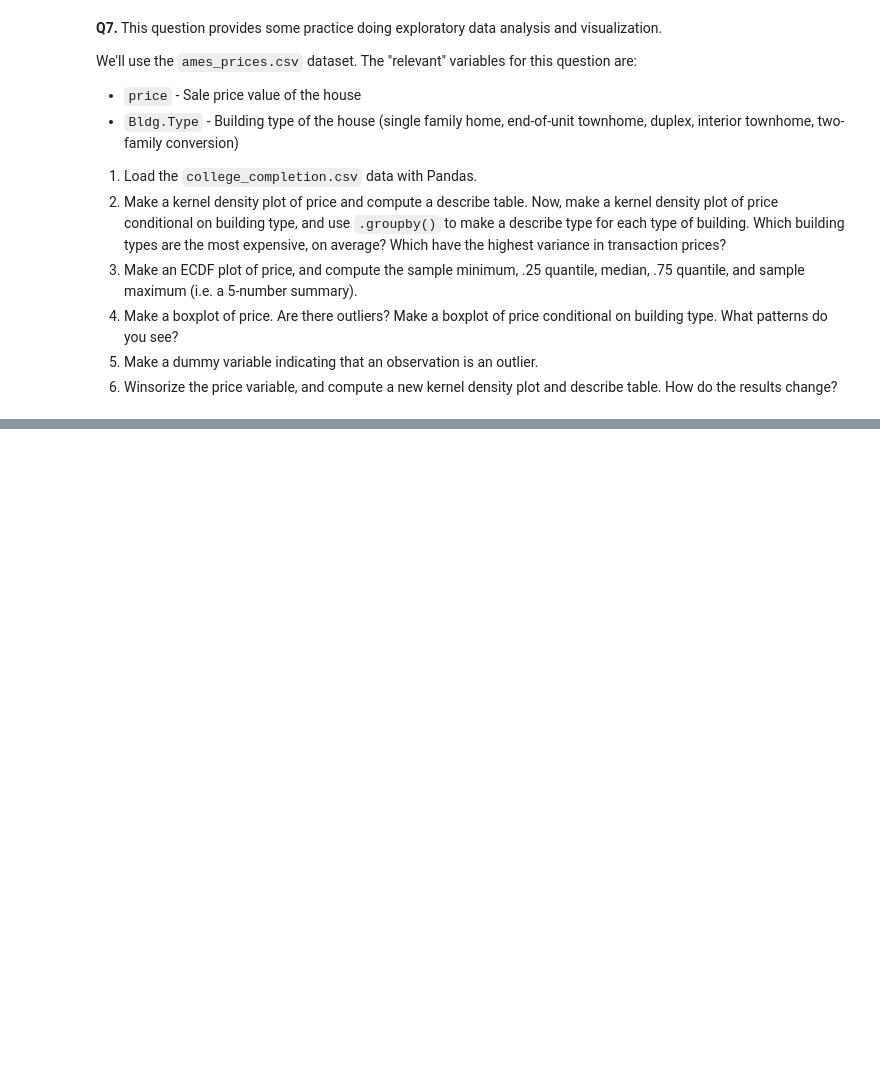
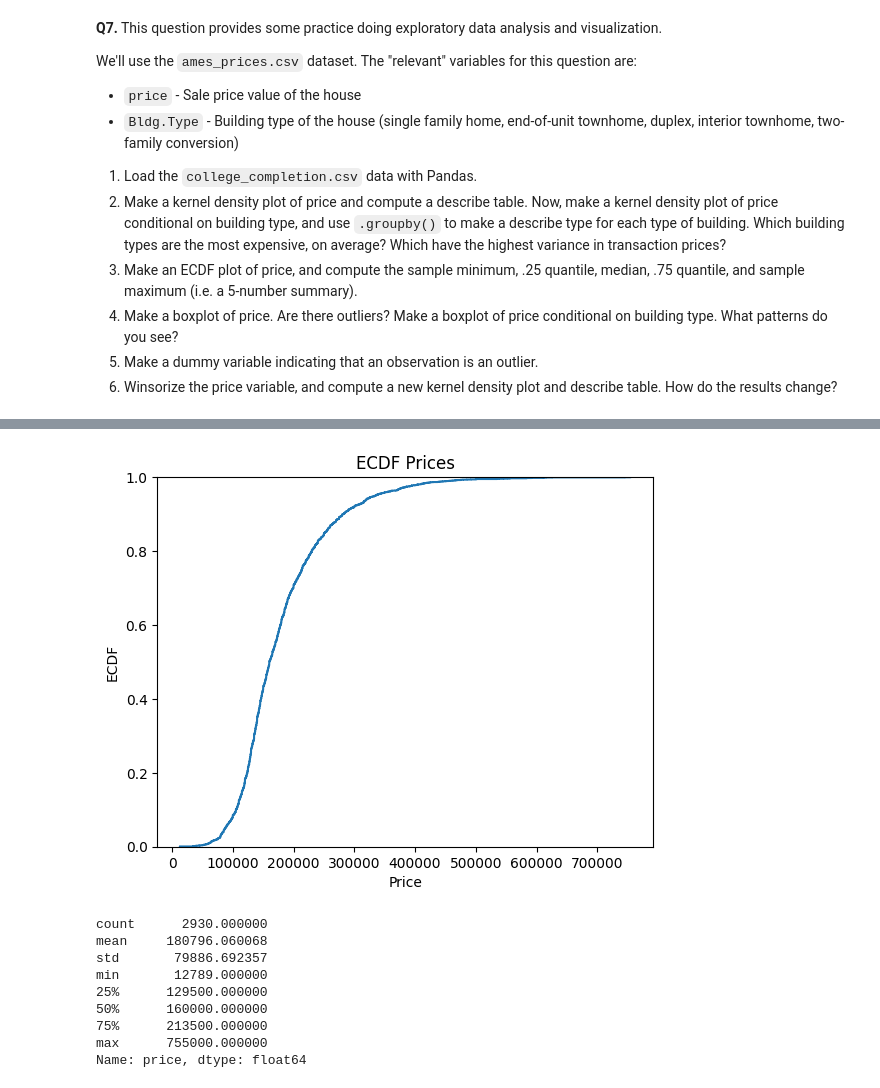
Before and after one commit to arya-rajesh-99/undergrad_ml_assignments, a Jupyter notebook: 01_assignment_wrangling_and_eda.ipynb, the cells around one changed output, grey strips where cells are left out. Cells and saved outputs as stored; diff of their text form; code cells hidden in the pictures; blank space fills up the shorter version.

```diff
--- a/01_assignment_wrangling_and_eda.ipynb
+++ b/01_assignment_wrangling_and_eda.ipynb
@@ -285,0 +465,31 @@ We'll use the `ames_prices.csv` dataset. The "relevant" variables for this quest
+# %%
+# Question 7 (cont)
+### 3. ECDF plot
+sns.ecdfplot(ames_prices_df['price'])
+plt.title('ECDF Prices')
+plt.xlabel('Price')
+plt.ylabel('ECDF')
+plt.show()
+
+stats_summary = ames_prices_df['price'].describe()
+print(stats_summary)
+# this was my output:
+# count      2930.000000
+#mean     180796.060068
+#std       79886.692357
+#min       12789.000000
+#25%      129500.000000
+#50%      160000.000000
+#75%      213500.000000
+#max      755000.000000
+# %% [output]
+[figure, added]
+count      2930.000000
+mean     180796.060068
+std       79886.692357
+min       12789.000000
+25%      129500.000000
+50%      160000.000000
+75%      213500.000000
+max      755000.000000
+Name: price, dtype: float64
```
Also changed, not shown: parts of 19 cells of this notebook.
